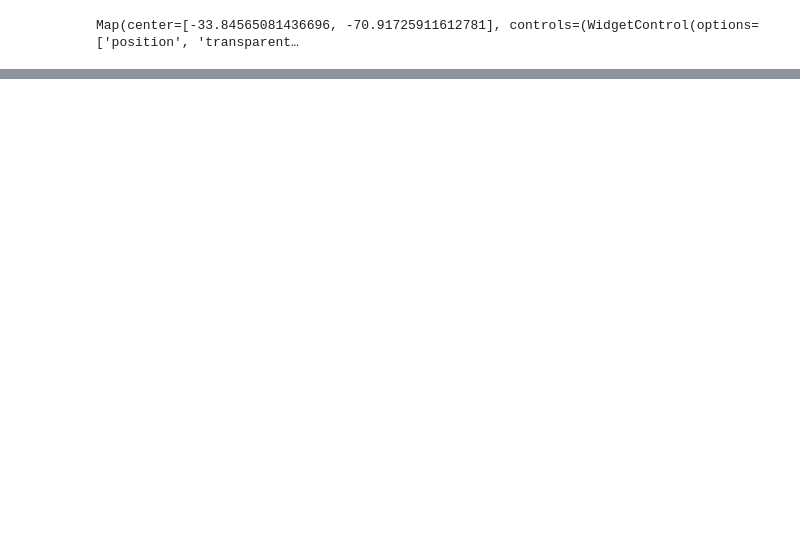
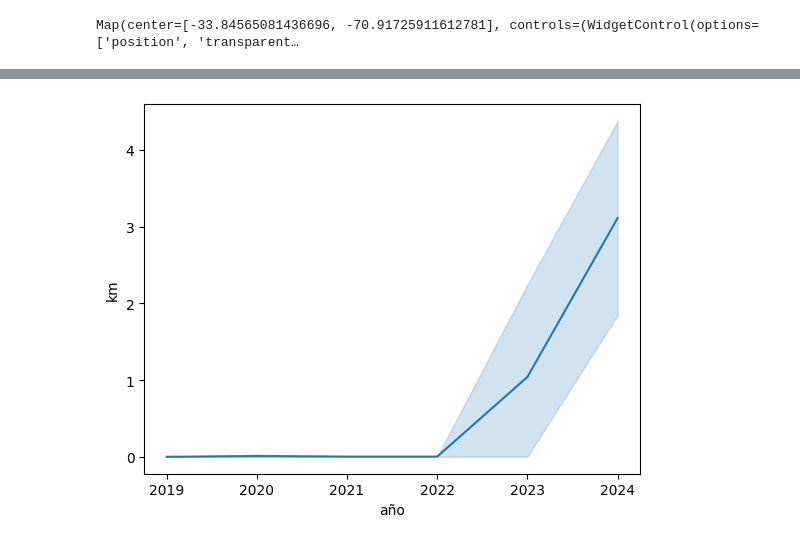
Before and after one commit to cristobalstrange/AnalisisLagunaAculeo, a Jupyter notebook: main.ipynb, the cells around one changed output, grey strips where cells are left out. Cells and saved outputs as stored; diff of their text form; code cells hidden in the pictures; blank space fills up the shorter version.

```diff
--- a/main.ipynb
+++ b/main.ipynb
@@ -54,0 +206,7 @@ Map
+# %%
+df_p = df.astype({"año":int})
+df_p = df_p[df_p["año"] >= 2019] #Acotamos el dataframe del área de la laguna aculeo para compararlo con los datos de lluvias
+
+plot = sns.lineplot(y=df_p["km"], x=df_p["año"])
+# %% [output]
+[figure, added]
```
Also changed, not shown: parts of 18 cells of this notebook.
